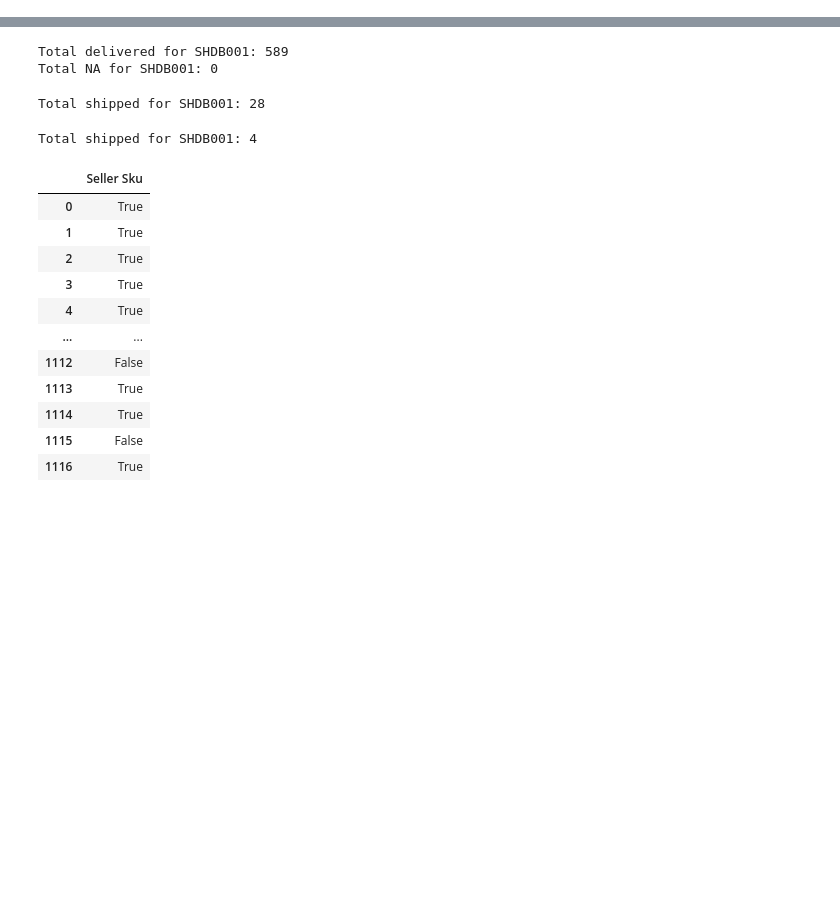
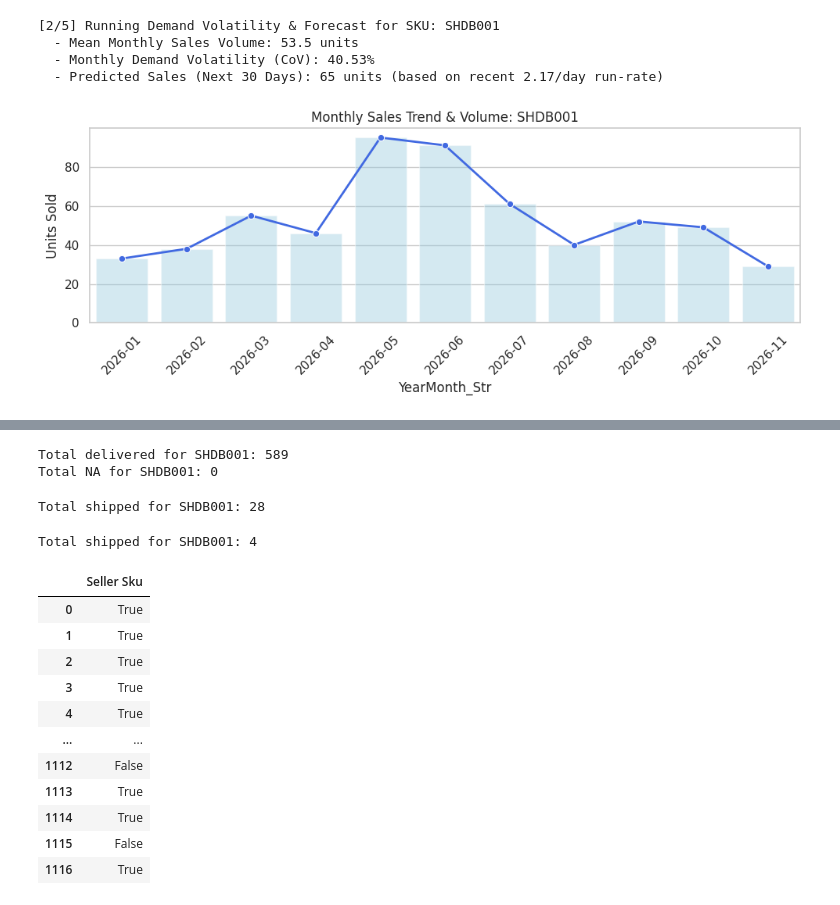
Before and after one commit to felexkuria/Data-Analysyis-using-Python, a Jupyter notebook: Analysis_Ecommerce.ipynb, the cells around one changed output, grey strips where cells are left out. Cells and saved outputs as stored; diff of their text form; code cells hidden in the pictures; blank space fills up the shorter version.

```diff
--- a/Analysis_Ecommerce.ipynb
+++ b/Analysis_Ecommerce.ipynb
@@ -2,0 +10,16 @@
+# %%
+# =====================================================================
+# 1. CONFIGURATION & FILE PATHS
+# =====================================================================
+DELIVERED_FILE = "/content/orders_export-de787de0-c5e6-44b6-90c6-ef0a0e4cbfb8.csv"
+SHIPPED_FILE = "/content/orders_export-f5f5ebce-9f97-43dc-8414-fcd6f7cac554.csv"
+NOT_SHIPPED_FILE = "/content/orders_export-13588a1f-fa47-4cad-aa09-fd8f7ab84e1a.csv"
+CONSIGNMENT_FILE = "/content/consignment_export_20261112_053027.xlsx"
+
+# Parameters
+TARGET_SKU = "SHDB001"
+UNIT_COGS = 1800.0
+COMMISSION_RATE = 0.12
+EXPRESS_SHIPPING_FEE = 70.0
+CURRENT_CASH = 66000.0
+RESTOCK_TARGET_QTY = 60
@@ -2,0 +73,47 @@
+# %%
+# =====================================================================
+# 3. DEMAND ANALYSIS & FORECASTING
+# =====================================================================
+def run_demand_analysis(df_delivered, sku):
+    print(f"[2/5] Running Demand Volatility & Forecast for SKU: {sku}")
+    sku_sales = df_delivered[df_delivered["Seller Sku"] == sku].copy()
+
+    if sku_sales.empty:
+        print(f"No sales record found for SKU {sku}.")
+        return
+
+    # Monthly sales volume and Coefficient of Variation
+    sku_sales['YearMonth'] = sku_sales['Created At'].dt.to_period('M')
+    monthly_sales = sku_sales.groupby('YearMonth').size().reset_index(name='Units Sold')
+
+    mean_sales = monthly_sales['Units Sold'].mean()
+    std_sales = monthly_sales['Units Sold'].std()
+    cov = std_sales / mean_sales if mean_sales != 0 else 0
+
+    # Forecasting based on recent 30-day run-rate
+    recent_30d = sku_sales[sku_sales['Created At'] >= (sku_sales['Created At'].max() - pd.Timedelta(30, 'D'))]
+    daily_run_rate = len(recent_30d) / 30.0
+    predicted_30_days = round(daily_run_rate * 30)
+
+    print(f"  - Mean Monthly Sales Volume: {mean_sales:.1f} units")
+    print(f"  - Monthly Demand Volatility (CoV): {cov:.2%}")
+    print(f"  - Predicted Sales (Next 30 Days): {predicted_30_days} units (based on recent {daily_run_rate:.2f}/day run-rate)\n")
+
+    # Plot Monthly Trend
+    monthly_sales_plot = monthly_sales.copy()
+    monthly_sales_plot['YearMonth_Str'] = monthly_sales_plot['YearMonth'].astype(str)
+    plt.figure(figsize=(10, 4))
+    sns.lineplot(data=monthly_sales_plot, x='YearMonth_Str', y='Units Sold', marker='o', color='royalblue', linewidth=2)
+    sns.barplot(data=monthly_sales_plot, x='YearMonth_Str', y='Units Sold', color='skyblue', alpha=0.4)
+    plt.title(f'Monthly Sales Trend & Volume: {sku}')
+    plt.xticks(rotation=45)
+    plt.tight_layout()
+    plt.show()
+
+run_demand_analysis(delivered_df, TARGET_SKU)
+# %% [output]
+[2/5] Running Demand Volatility & Forecast for SKU: SHDB001
+  - Mean Monthly Sales Volume: 53.5 units
+  - Monthly Demand Volatility (CoV): 40.53%
+  - Predicted Sales (Next 30 Days): 65 units (based on recent 2.17/day run-rate)
+[figure, added]
```
Also changed, not shown: parts of 37 cells of this notebook.
